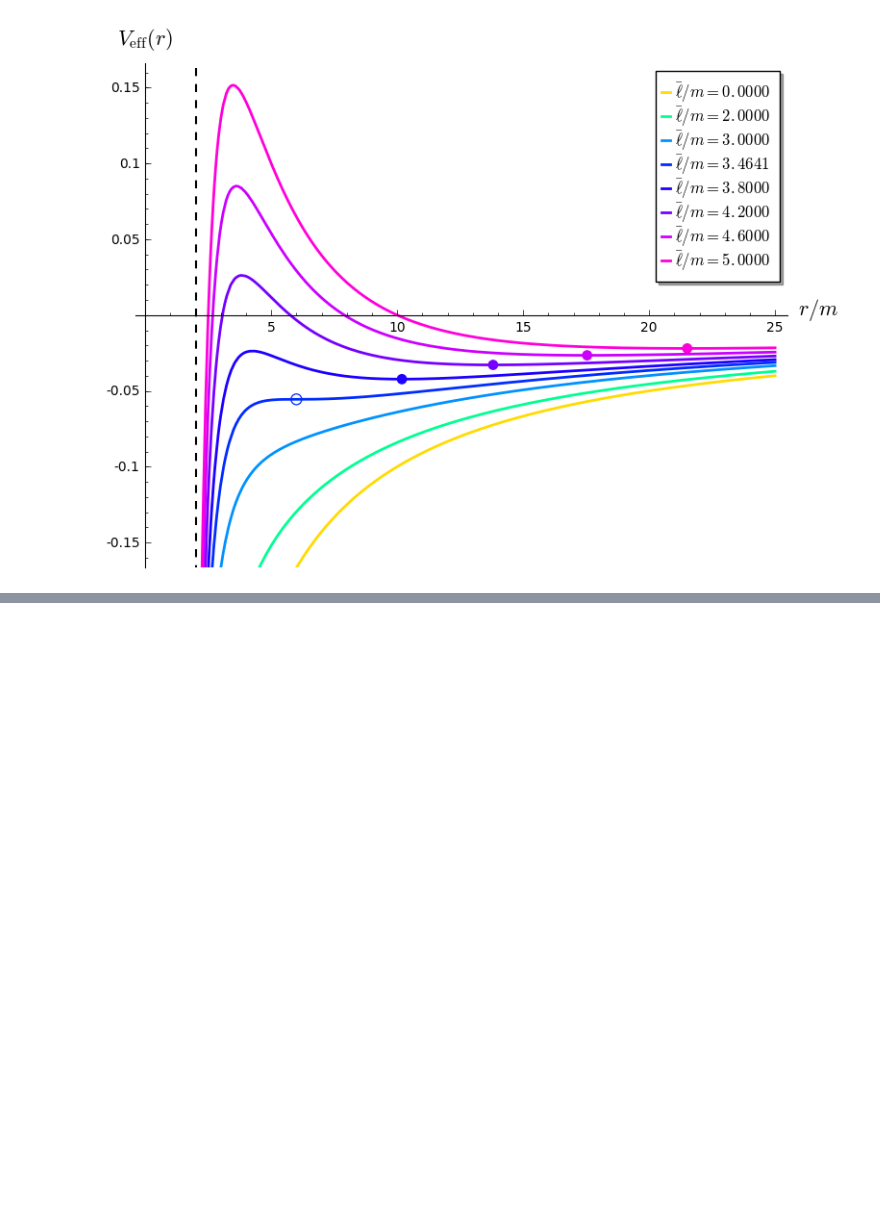
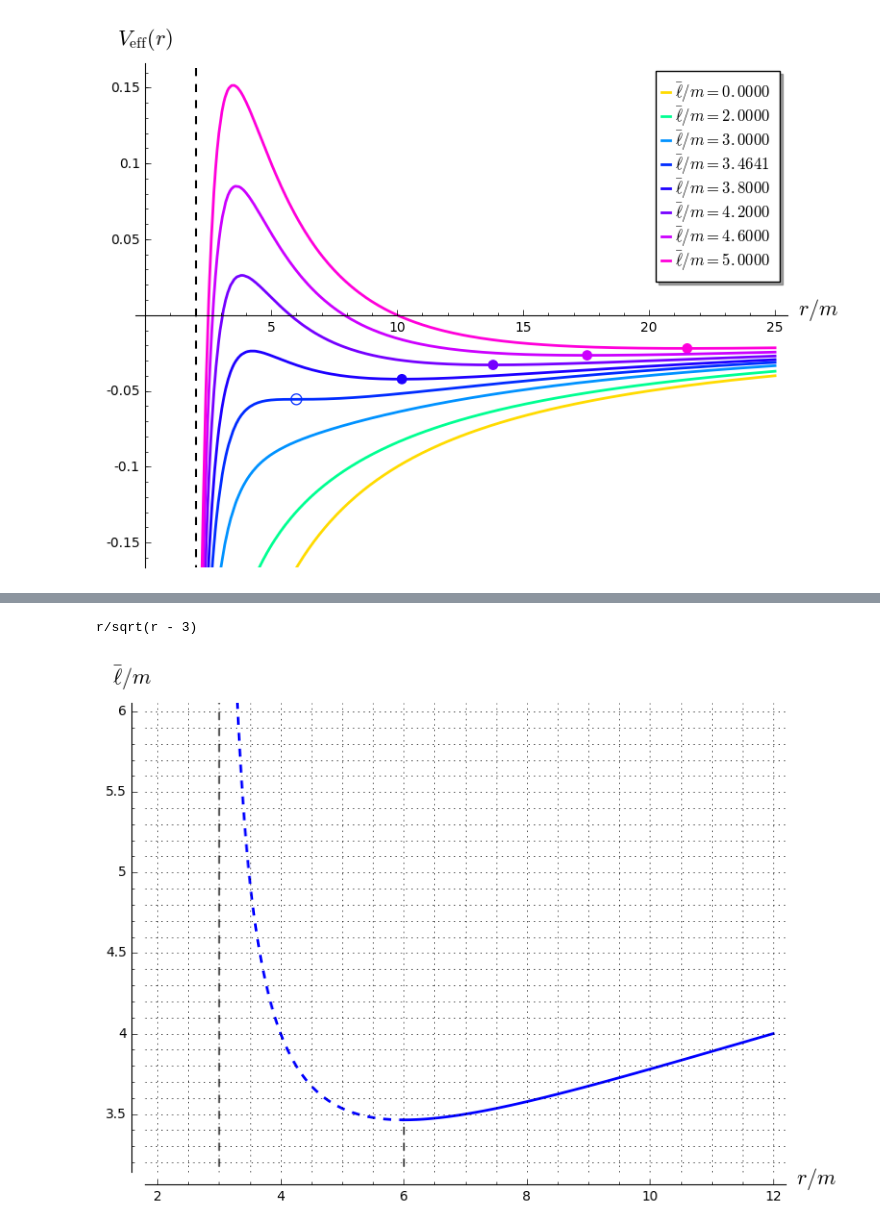
Before and after one commit to egourgoulhon/BHLectures, a Jupyter notebook: sage/ges_effective_potential.ipynb, the cells around one changed output, grey strips where cells are left out. Saved outputs shown, nothing was run; the diff lists cells and outputs as text; code cells hidden in the pictures; blank space fills up the shorter version.

```diff
--- a/sage/ges_effective_potential.ipynb
+++ b/sage/ges_effective_potential.ipynb
@@ -89,0 +107,14 @@ graph.save("ges_eff_pot_zoom.pdf")
+# %%
+L_circ = r / sqrt(r-3)
+L_circ
+# %% [output]
+r/sqrt(r - 3)
+# %%
+graph = plot(L_circ, (r, 3.2, 6), linestyle='--', thickness=2)
+graph += plot(L_circ, (r, 6, 12), thickness=2, plot_points=100)
+graph += line([(3,0), (3, 8)], color='black', linestyle='--')
+graph += line([(6,0), (6, 2*sqrt(3))], color='black', linestyle='--')
+show(graph, xmin=2, xmax=12, ymin=3.2, ymax=6, gridlines='minor',
+     axes_labels=[r'$r/m$', r'$\bar\ell/m$'])
+# %% [output]
+[figure, added]
```
Also changed, not shown: parts of 14 cells of this notebook, 8 other files.
